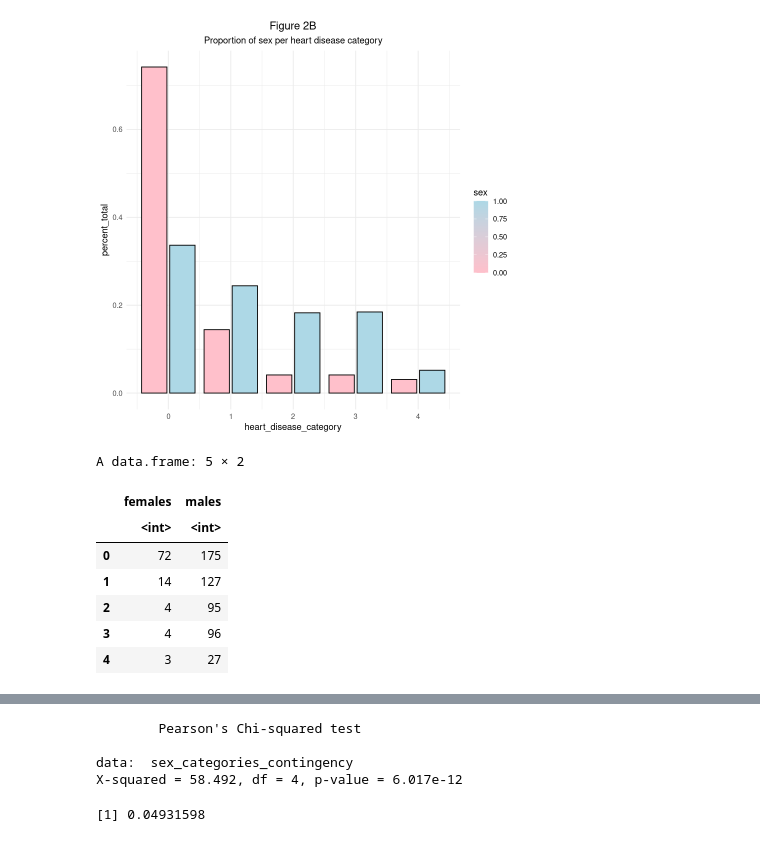
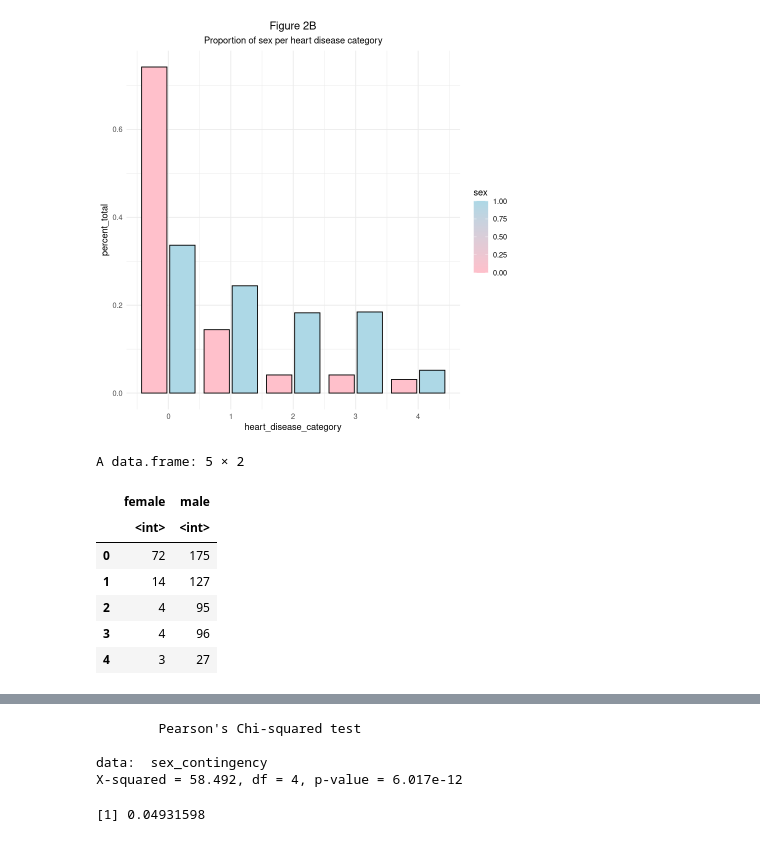
Before and after one commit to jerradmgenson/qdaim-proto, a Jupyter notebook: src/notebooks/dataset_analysis.ipynb, the cells around one changed output, grey strips where cells are left out. Drawn from its saved outputs; the diff is of its cells as text; code cells hidden in the pictures.

Commit message:
Add contingency_table function to dataset analysis notebook

```diff
--- a/src/notebooks/dataset_analysis.ipynb
+++ b/src/notebooks/dataset_analysis.ipynb
@@ -58,6 +58,23 @@ outliers <- function(x) {
     outlier_indices <- which(x < lower_bound | x > upper_bound)
     return(sort(x[outlier_indices]))
 }
+# %%
+contingency_table <- function(dataset, attribute, classes, labels) {
+    table <- data.frame()
+    for(k in labels) table[[k]] <- as.numeric()
+    for(num in 0:4) {
+        row_values <- list()
+        for(i in 1:length(classes)) {
+            attribute_class <- classes[i]
+            row_values[i] <- sum(dataset[dataset$num == num,][[attribute]] == attribute_class, na.rm=TRUE)
+        }
+        #names(row_values) <- labels
+        table <- rbind(table, row_values)
+    }
+    colnames(table) <- labels
+    row.names(table) <- 0:4
+    return(table)
+}
 # %%
 heart_disease_data <- read_csv(DATASET_PATH)
 sprintf('dataset: %s\n', DATASET_PATH) %>% cat()
@@ -275,26 +292,17 @@ ggplot(categories_by_sex, aes(fill=sex, y=percent_total, x=heart_disease_categor
 # %%
 # Chi-square test of sex vs. heart disease category.
 #
 # The p-value for the Chi-square test is below the significance
 # level 0.05, so we reject the null hypothesis and conclude that
 # sex and heart disease category are dependant variables. However,
 # a warning arose arose from the Chi-square test function, so we
 # will use mutual information to verify the association.
-males = c()
-females = c()
-for(num in 0:4) {
-    female_count <- sum(heart_disease_data[heart_disease_data$num == num,]$sex == 0)
-    male_count <- sum(heart_disease_data[heart_disease_data$num == num,]$sex == 1)
-    females <- append(females, c(female_count))
-    males <- append(males, c(male_count))
-}
-sex_categories_contingency <- data.frame('females'=females, 'males'=males)
-row.names(sex_categories_contingency) <- 0:4
-sex_categories_contingency
-chisq.test(sex_categories_contingency)
+sex_contingency <- contingency_table(heart_disease_data, 'sex', c(0, 1), c('female', 'male'))
+sex_contingency
+chisq.test(sex_contingency)
 # %% [output]
 A data.frame: 5 × 2
-|  | females | males |
+|  | female | male |
 |  | <int> | <int> |
 | 0 | 72 | 175 |
 | 1 | 14 | 127 |
@@ -305,7 +313,7 @@ Warning message in chisq.test(sex_categories_contingency):
 “Chi-squared approximation may be incorrect”
         Pearson's Chi-squared test
 
-data:  sex_categories_contingency
+data:  sex_contingency
 X-squared = 58.492, df = 4, p-value = 6.017e-12
 # %%
 # Mutual information between sex and heart disease category.
```
Also changed, not shown: parts of 13 cells of this notebook.
